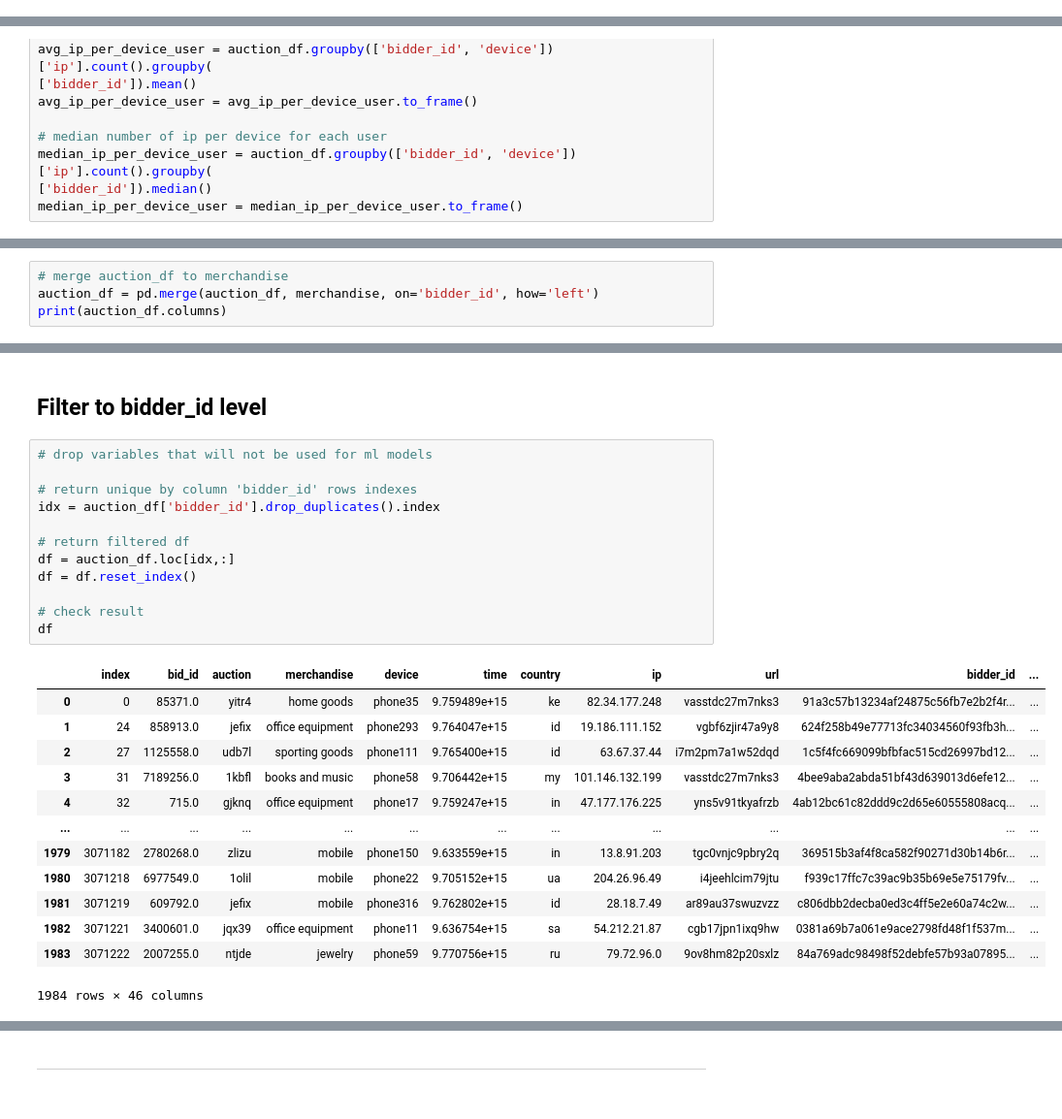
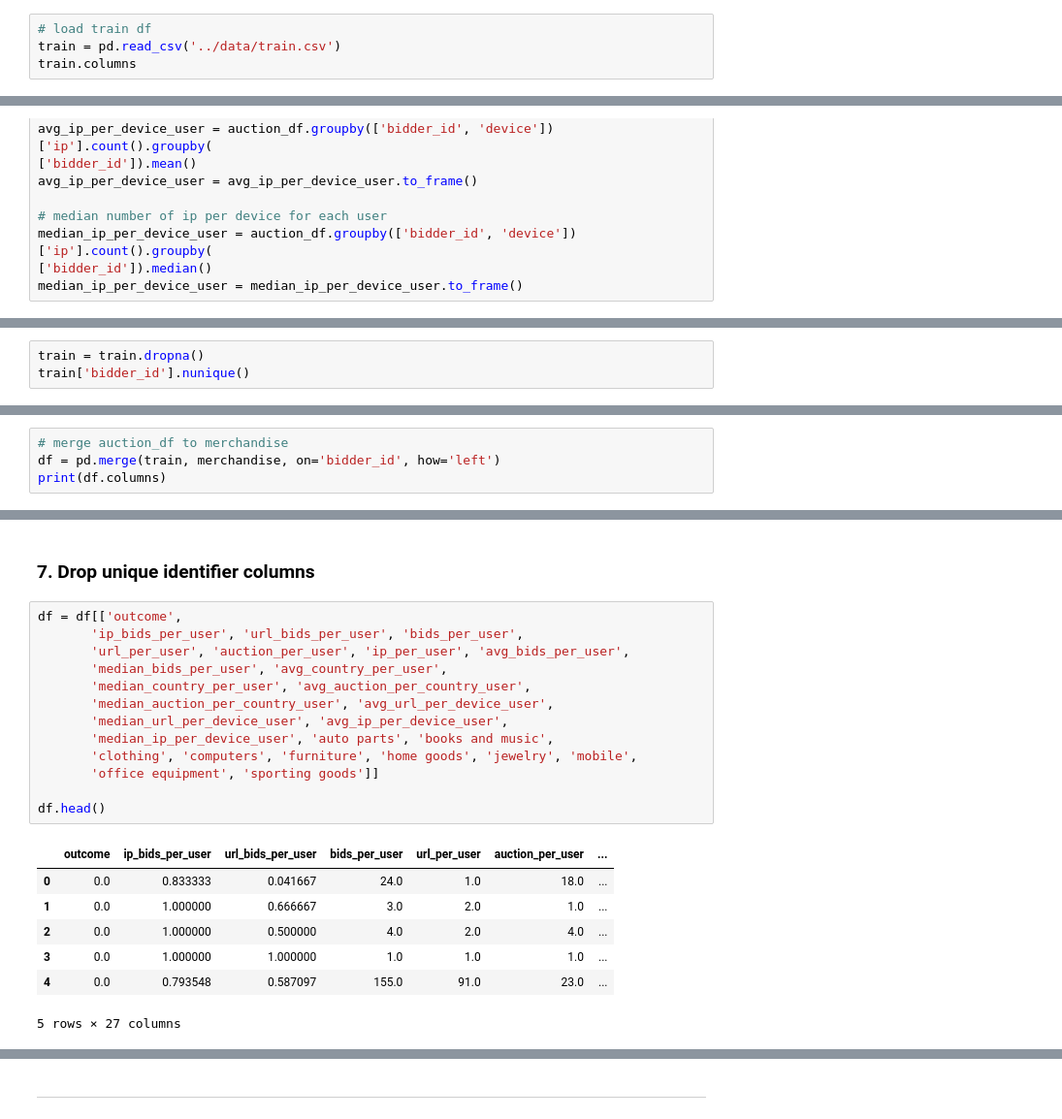
Before and after one commit to gabriellewald/auction-fraud-detection, a Jupyter notebook: notebooks/3_feature_engineering.ipynb, the cells around one changed output, grey strips where cells are left out. Shown at 97% size. Saved outputs shown, nothing was run; the diff lists cells and outputs as text.

```diff
--- a/notebooks/3_feature_engineering.ipynb
+++ b/notebooks/3_feature_engineering.ipynb
@@ -40,0 +95,4 @@ Index(['bid_id', 'auction', 'merchandise', 'device', 'time', 'country', 'ip',
+# %%
+# load train df
+train = pd.read_csv('../data/train.csv')
+train.columns
@@ -220,0 +320,3 @@ Index(['bid_id', 'auction', 'merchandise', 'device', 'time', 'country', 'ip',
+# %%
+train = train.dropna()
+train['bidder_id'].nunique()
@@ -423,5 +526,5 @@ sns.heatmap(corr_matrix.corr(),
 # %%
 # merge auction_df to merchandise
-auction_df = pd.merge(auction_df, merchandise, on='bidder_id', how='left')
-print(auction_df.columns)
+df = pd.merge(train, merchandise, on='bidder_id', how='left')
+print(df.columns)
 # %% [output]
@@ -464,28 +542,23 @@ auction_df.T
 # %% [markdown]
-## Filter to bidder_id level
+### 7. Drop unique identifier columns
 # %%
-# drop variables that will not be used for ml models
+df = df[['outcome',
+       'ip_bids_per_user', 'url_bids_per_user', 'bids_per_user',
+       'url_per_user', 'auction_per_user', 'ip_per_user', 'avg_bids_per_user',
+       'median_bids_per_user', 'avg_country_per_user',
+       'median_country_per_user', 'avg_auction_per_country_user',
+       'median_auction_per_country_user', 'avg_url_per_device_user',
+       'median_url_per_device_user', 'avg_ip_per_device_user',
+       'median_ip_per_device_user', 'auto parts', 'books and music',
+       'clothing', 'computers', 'furniture', 'home goods', 'jewelry', 'mobile',
+       'office equipment', 'sporting goods']]
 
-# return unique by column 'bidder_id' rows indexes
-idx = auction_df['bidder_id'].drop_duplicates().index
-
-# return filtered df
-df = auction_df.loc[idx,:]
-df = df.reset_index()
-
-# check result
-df
+df.head()
 # %% [output]
-|  | index | bid_id | auction | merchandise | device | time | country | ip | url | bidder_id | ... |
-| 0 | 0 | 85371.0 | yitr4 | home goods | phone35 | 9.759489e+15 | ke | 82.34.177.248 | vasstdc27m7nks3 | 91a3c57b13234af24875c56fb7e2b2f4r... | ... |
-| 1 | 24 | 858913.0 | jefix | office equipment | phone293 | 9.764047e+15 | id | 19.186.111.152 | vgbf6zjir47a9y8 | 624f258b49e77713fc34034560f93fb3h... | ... |
-| 2 | 27 | 1125558.0 | udb7l | sporting goods | phone111 | 9.765400e+15 | id | 63.67.37.44 | i7m2pm7a1w52dqd | 1c5f4fc669099bfbfac515cd26997bd12... | ... |
-| 3 | 31 | 7189256.0 | 1kbfl | books and music | phone58 | 9.706442e+15 | my | 101.146.132.199 | vasstdc27m7nks3 | 4bee9aba2abda51bf43d639013d6efe12... | ... |
-| 4 | 32 | 715.0 | gjknq | office equipment | phone17 | 9.759247e+15 | in | 47.177.176.225 | yns5v91tkyafrzb | 4ab12bc61c82ddd9c2d65e60555808acq... | ... |
-| ... | ... | ... | ... | ... | ... | ... | ... | ... | ... | ... | ... |
-| 1979 | 3071182 | 2780268.0 | zlizu | mobile | phone150 | 9.633559e+15 | in | 13.8.91.203 | tgc0vnjc9pbry2q | 369515b3af4f8ca582f90271d30b14b6r... | ... |
-| 1980 | 3071218 | 6977549.0 | 1olil | mobile | phone22 | 9.705152e+15 | ua | 204.26.96.49 | i4jeehlcim79jtu | f939c17ffc7c39ac9b35b69e5e75179fv... | ... |
-| 1981 | 3071219 | 609792.0 | jefix | mobile | phone316 | 9.762802e+15 | id | 28.18.7.49 | ar89au37swuzvzz | c806dbb2decba0ed3c4ff5e2e60a74c2w... | ... |
-| 1982 | 3071221 | 3400601.0 | jqx39 | office equipment | phone11 | 9.636754e+15 | sa | 54.212.21.87 | cgb17jpn1ixq9hw | 0381a69b7a061e9ace2798fd48f1f537m... | ... |
-| 1983 | 3071222 | 2007255.0 | ntjde | jewelry | phone59 | 9.770756e+15 | ru | 79.72.96.0 | 9ov8hm82p20sxlz | 84a769adc98498f52debfe57b93a07895... | ... |
+|  | outcome | ip_bids_per_user | url_bids_per_user | bids_per_user | url_per_user | auction_per_user | ... |
+| 0 | 0.0 | 0.833333 | 0.041667 | 24.0 | 1.0 | 18.0 | ... |
+| 1 | 0.0 | 1.000000 | 0.666667 | 3.0 | 2.0 | 1.0 | ... |
+| 2 | 0.0 | 1.000000 | 0.500000 | 4.0 | 2.0 | 4.0 | ... |
+| 3 | 0.0 | 1.000000 | 1.000000 | 1.0 | 1.0 | 1.0 | ... |
+| 4 | 0.0 | 0.793548 | 0.587097 | 155.0 | 91.0 | 23.0 | ... |
-1984 rows × 46 columns
+5 rows × 27 columns
```
Also changed, not shown: parts of 36 cells of this notebook, 1 other file.
